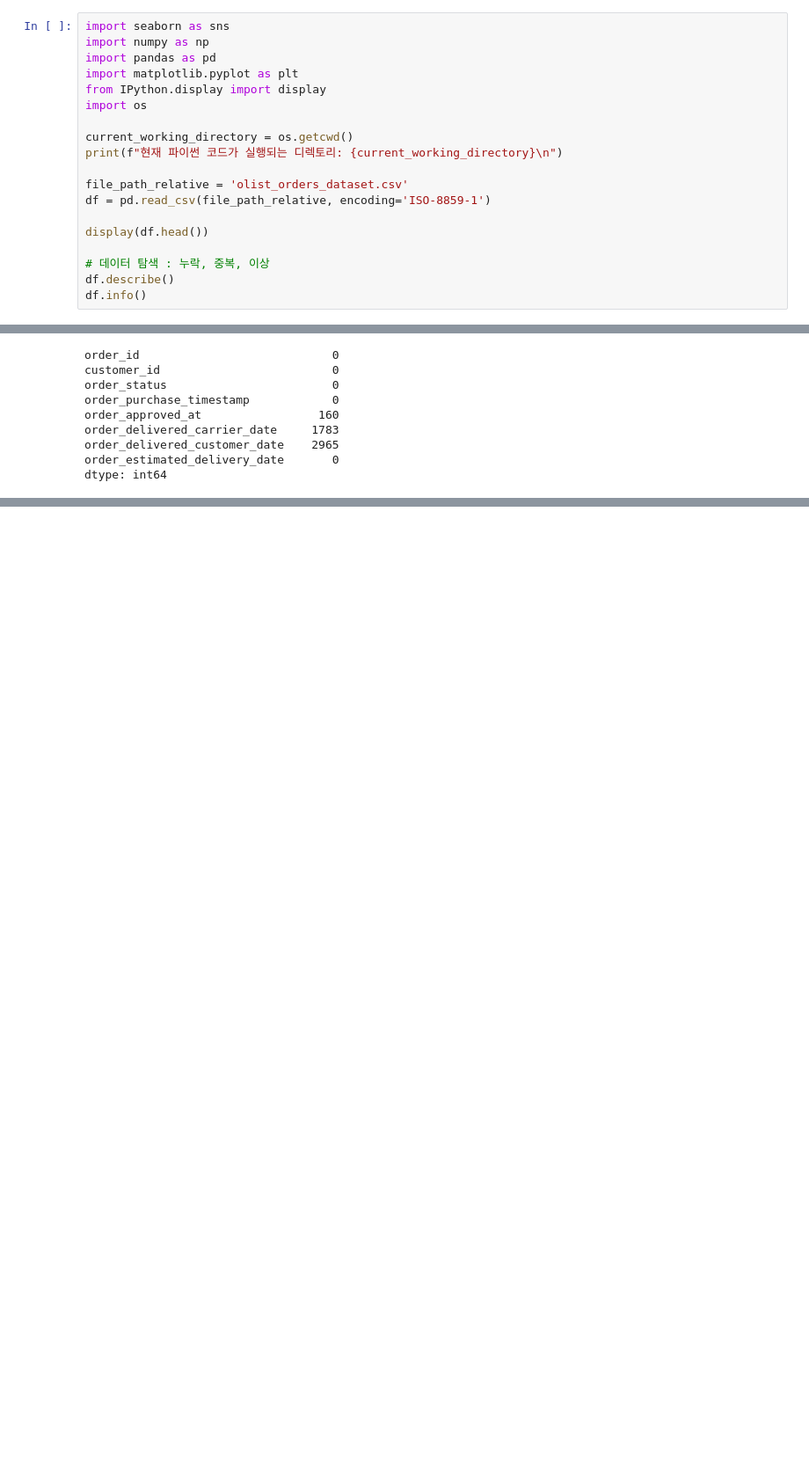
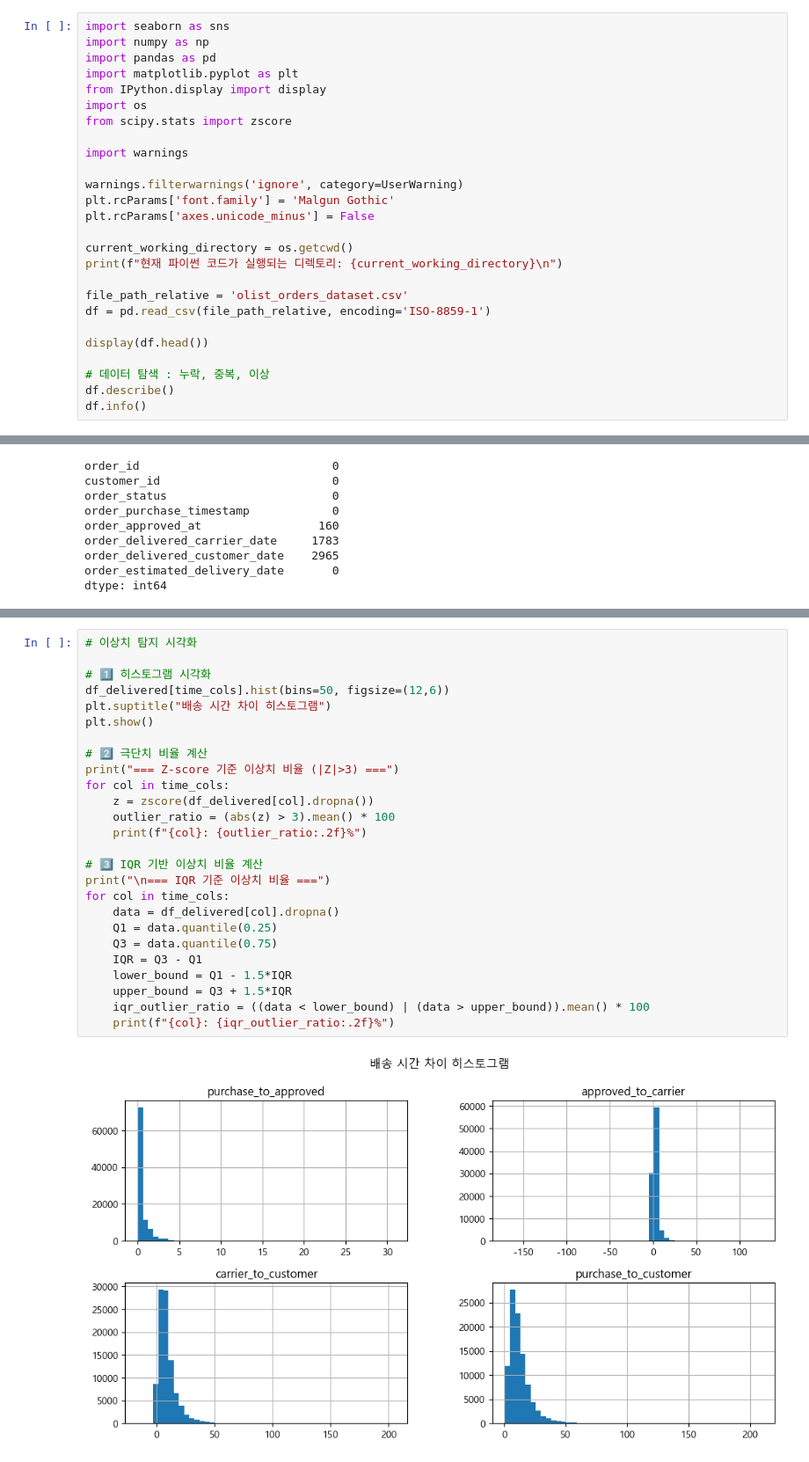
Before and after one commit to hhayan/project_movie_data, a Jupyter notebook: p1.ipynb, the cells around one changed output, grey strips where cells are left out. Shown at 88% size. Cells and saved outputs as stored; diff of their text form; blank space fills up the shorter version.

```diff
--- a/p1.ipynb
+++ b/p1.ipynb
@@ -5,6 +5,13 @@ import pandas as pd
 import matplotlib.pyplot as plt
 from IPython.display import display
 import os
+from scipy.stats import zscore
+
+import warnings
+
+warnings.filterwarnings('ignore', category=UserWarning)
+plt.rcParams['font.family'] = 'Malgun Gothic'
+plt.rcParams['axes.unicode_minus'] = False
 
 current_working_directory = os.getcwd()
 print(f"현재 파이썬 코드가 실행되는 디렉토리: {current_working_directory}\n")
@@ -91,3 +111,31 @@ print("전체 음수 개수 (한 행이라도 음수):", total_neg)
 === 이상값 확인 ===
 컬럼별 음수 개수: {'purchase_to_approved': np.int64(0), 'approved_to_carrier': np.int64(1350), 'carrier_to_customer': np.int64(23), 'purchase_to_customer': np.int64(0)}
 전체 음수 개수 (한 행이라도 음수): 1373
+# %%
+# 이상치 탐지 시각화
+
+# 1️⃣ 히스토그램 시각화
+df_delivered[time_cols].hist(bins=50, figsize=(12,6))
+plt.suptitle("배송 시간 차이 히스토그램")
+plt.show()
+
+# 2️⃣ 극단치 비율 계산
+print("=== Z-score 기준 이상치 비율 (|Z|>3) ===")
+for col in time_cols:
+    z = zscore(df_delivered[col].dropna())
+    outlier_ratio = (abs(z) > 3).mean() * 100
+    print(f"{col}: {outlier_ratio:.2f}%")
+
+# 3️⃣ IQR 기반 이상치 비율 계산
+print("\n=== IQR 기준 이상치 비율 ===")
+for col in time_cols:
+    data = df_delivered[col].dropna()
+    Q1 = data.quantile(0.25)
+    Q3 = data.quantile(0.75)
+    IQR = Q3 - Q1
+    lower_bound = Q1 - 1.5*IQR
+    upper_bound = Q3 + 1.5*IQR
+    iqr_outlier_ratio = ((data < lower_bound) | (data > upper_bound)).mean() * 100
+    print(f"{col}: {iqr_outlier_ratio:.2f}%")
+# %% [output]
+[figure, added]
```
Also changed, not shown: parts of 6 cells of this notebook.
